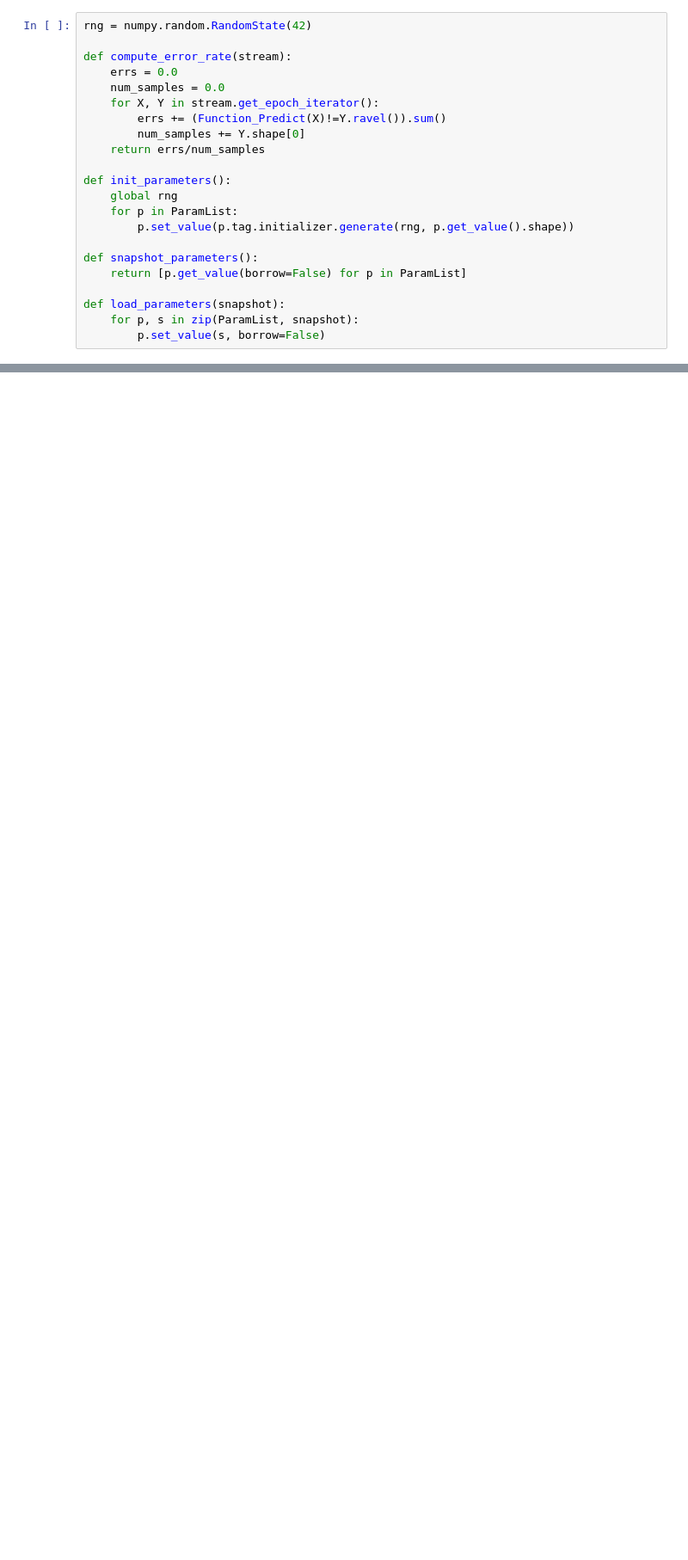
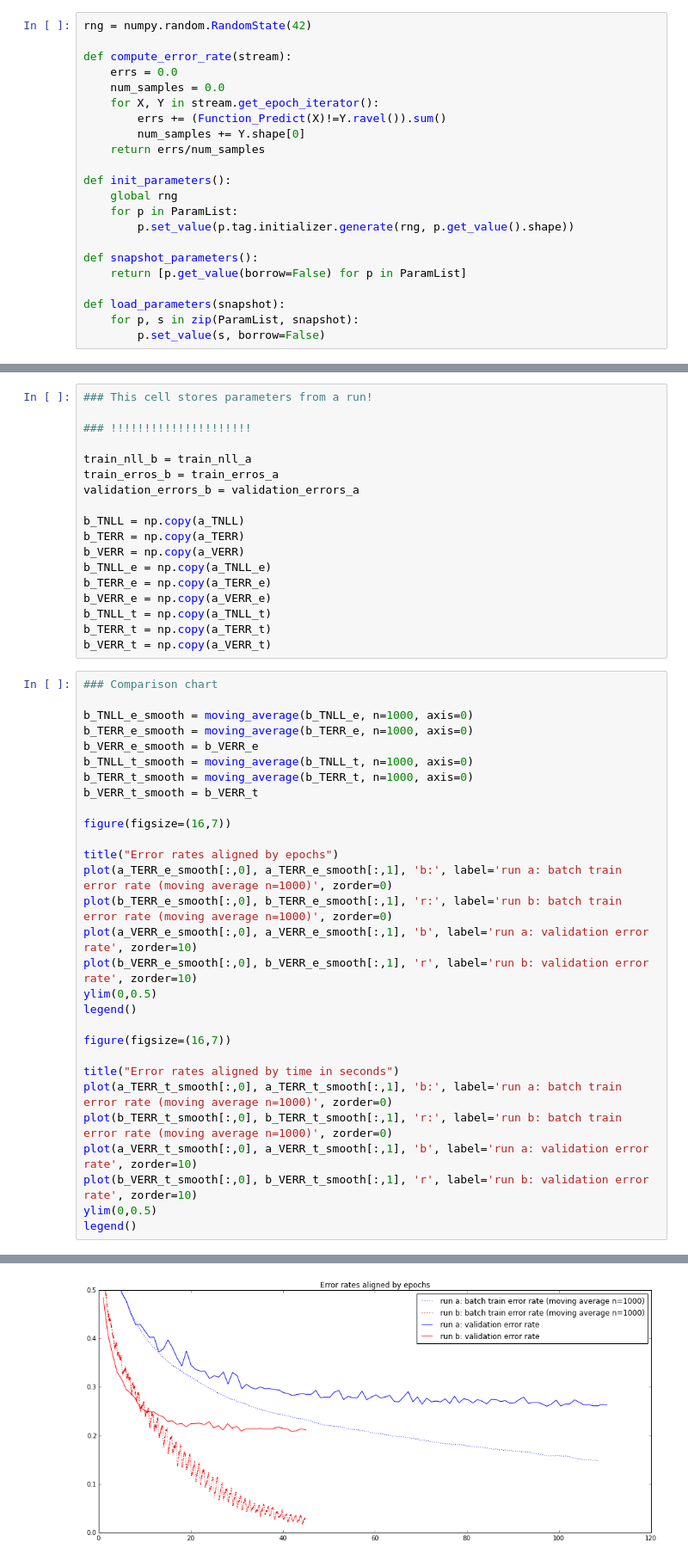
Before and after one commit to rafalcieslak/nn_assignments, a Jupyter notebook: project/CIFAR10.ipynb, the cells around one changed output, grey strips where cells are left out. Shown at 86% size. Saved outputs shown, nothing was run; the diff lists cells and outputs as text; blank space fills up the shorter version.

```diff
--- a/project/CIFAR10.ipynb
+++ b/project/CIFAR10.ipynb
@@ -566,0 +514,48 @@ Success rate is 78.140000%
+# %%
+### This cell stores parameters from a run!
+
+### !!!!!!!!!!!!!!!!!!!!!
+
+train_nll_b = train_nll_a
+train_erros_b = train_erros_a
+validation_errors_b = validation_errors_a
+
+b_TNLL = np.copy(a_TNLL)
+b_TERR = np.copy(a_TERR)
+b_VERR = np.copy(a_VERR)
+b_TNLL_e = np.copy(a_TNLL_e)
+b_TERR_e = np.copy(a_TERR_e)
+b_VERR_e = np.copy(a_VERR_e)
+b_TNLL_t = np.copy(a_TNLL_t)
+b_TERR_t = np.copy(a_TERR_t)
+b_VERR_t = np.copy(a_VERR_t)
+# %%
+### Comparison chart
+
+b_TNLL_e_smooth = moving_average(b_TNLL_e, n=1000, axis=0)
+b_TERR_e_smooth = moving_average(b_TERR_e, n=1000, axis=0)
+b_VERR_e_smooth = b_VERR_e
+b_TNLL_t_smooth = moving_average(b_TNLL_t, n=1000, axis=0)
+b_TERR_t_smooth = moving_average(b_TERR_t, n=1000, axis=0)
+b_VERR_t_smooth = b_VERR_t
+
+figure(figsize=(16,7))
+
+title("Error rates aligned by epochs")
+plot(a_TERR_e_smooth[:,0], a_TERR_e_smooth[:,1], 'b:', label='run a: batch train error rate (moving average n=1000)', zorder=0)
+plot(b_TERR_e_smooth[:,0], b_TERR_e_smooth[:,1], 'r:', label='run b: batch train error rate (moving average n=1000)', zorder=0)
+plot(a_VERR_e_smooth[:,0], a_VERR_e_smooth[:,1], 'b', label='run a: validation error rate', zorder=10)
+plot(b_VERR_e_smooth[:,0], b_VERR_e_smooth[:,1], 'r', label='run b: validation error rate', zorder=10)
+ylim(0,0.5)
+legend()
+
+figure(figsize=(16,7))
+
+title("Error rates aligned by time in seconds")
+plot(a_TERR_t_smooth[:,0], a_TERR_t_smooth[:,1], 'b:', label='run a: batch train error rate (moving average n=1000)', zorder=0)
+plot(b_TERR_t_smooth[:,0], b_TERR_t_smooth[:,1], 'r:', label='run b: batch train error rate (moving average n=1000)', zorder=0)
+plot(a_VERR_t_smooth[:,0], a_VERR_t_smooth[:,1], 'b', label='run a: validation error rate', zorder=10)
+plot(b_VERR_t_smooth[:,0], b_VERR_t_smooth[:,1], 'r', label='run b: validation error rate', zorder=10)
+ylim(0,0.5)
+legend()
+# %% [output]
@@ -566,0 +563 @@ Success rate is 78.140000%
+[figure, added]
```
Also changed, not shown: parts of 14 cells of this notebook, 3 other files.
